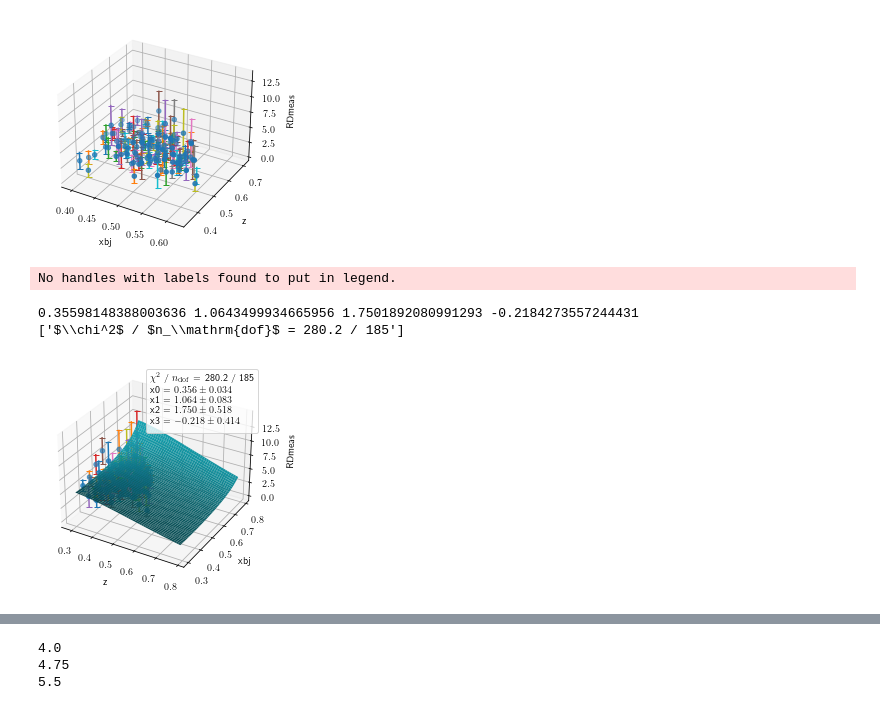
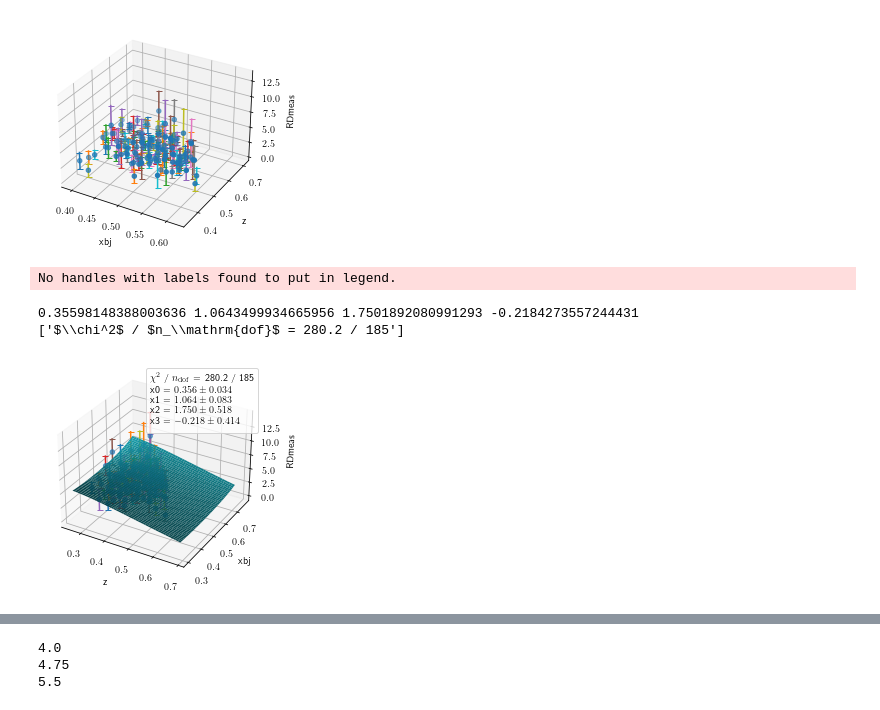
Before and after one commit to Mengzhendada/csv_notebook, a Jupyter notebook: yield_ratio_morepoints.ipynb, the cells around one changed output, grey strips where cells are left out. Saved outputs shown, nothing was run; the diff lists cells and outputs as text; code cells hidden in the pictures.

```diff
--- a/yield_ratio_morepoints.ipynb
+++ b/yield_ratio_morepoints.ipynb
@@ -324,36 +325,36 @@ print(*m_1stQ2.values)
 
 
 
-xbj_fit = np.arange(0.3,0.8,0.01)
-zhad_fit = np.arange(0.3,0.8,0.01)
+xbj_fit = np.arange(0.25,0.7,0.01)
+zhad_fit = np.arange(0.3,0.75,0.01)
 
 #x = np.array(xs)
 #y = np.array(zs)
 fit_RDmeas=[]
 for xbj in xbj_fit:
     fit_RDmeas_zi = []
     for zi in zhad_fit:
         #fit_RDmeas_zi.append()
         fit_RDmeas.append(RDmeas_CSV(2,zi,xbj,m_1stQ2.values,i_PDF,i_FF))
 X,Y = np.meshgrid(xbj_fit,zhad_fit)
 Z = np.reshape(fit_RDmeas,X.shape)
 ax.plot_surface(X,Y,Z)
 #ax.plot_surface(X,Y,Z,rstride=1,cstride=1,cmap=plt.cm.jet,linewidth=0,antialiased=False)
 #plt.plot(zs,fit_RDmeas,label = "fit")
 #print(xs)
 #print(zs)
 fit_info = [
     f"$\\chi^2$ / $n_\\mathrm{{dof}}$ = {m_1stQ2.fval:.1f} / {len(zs) - m_1stQ2.nfit}",
 ]
 print(fit_info)
 for p, v, e in zip(m_1stQ2.parameters, m_1stQ2.values, m_1stQ2.errors):
     fit_info.append(f"{p} = ${v:.3f} \\pm {e:.3f}$")
 plt.legend(title="\n".join(fit_info))
 
 
 plt.show()
 # %% [output]
 No handles with labels found to put in legend.
 0.35598148388003636 1.0643499934665956 1.7501892080991293 -0.2184273557244431
 ['$\\chi^2$ / $n_\\mathrm{dof}$ = 280.2 / 185']
-[figure, old version]
+[figure, new version]
```
Also changed, not shown: parts of 30 cells of this notebook, 2 other files.
